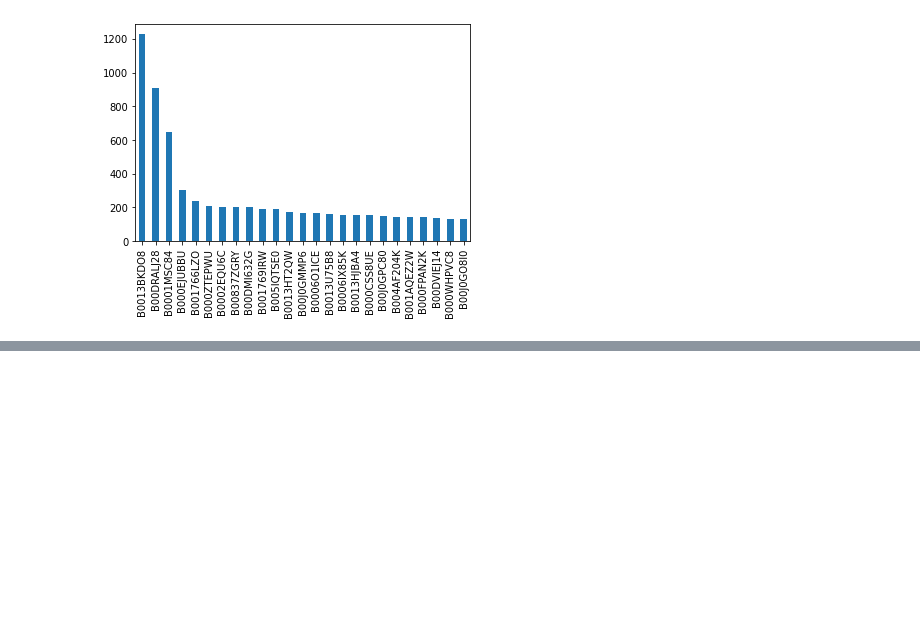
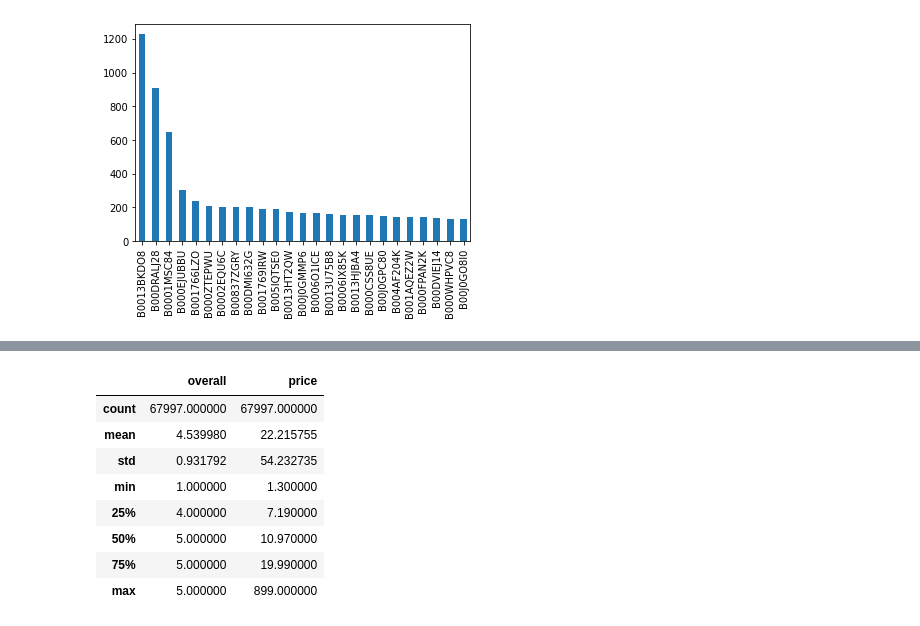
Before and after one commit to parkererickson/nlp8980-final-project, a Jupyter notebook: eda.ipynb, the cells around one changed output, grey strips where cells are left out. Cells and saved outputs as stored; diff of their text form; code cells hidden in the pictures; blank space fills up the shorter version.

```diff
--- a/eda.ipynb
+++ b/eda.ipynb
@@ -51,0 +117,12 @@ ASIN: B001766LZO
+# %%
+price_review_df.describe()
+# %% [output]
+|  | overall | price |
+| count | 67997.000000 | 67997.000000 |
+| mean | 4.539980 | 22.215755 |
+| std | 0.931792 | 54.232735 |
+| min | 1.000000 | 1.300000 |
+| 25% | 4.000000 | 7.190000 |
+| 50% | 5.000000 | 10.970000 |
+| 75% | 5.000000 | 19.990000 |
+| max | 5.000000 | 899.000000 |
```
Also changed, not shown: parts of 12 cells of this notebook, 4 other files.
